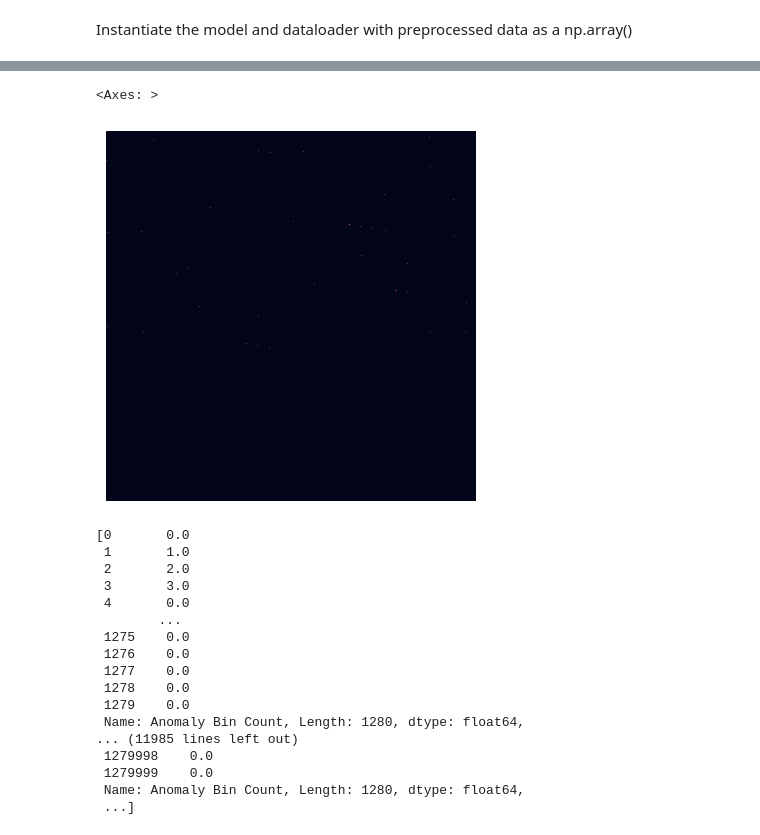
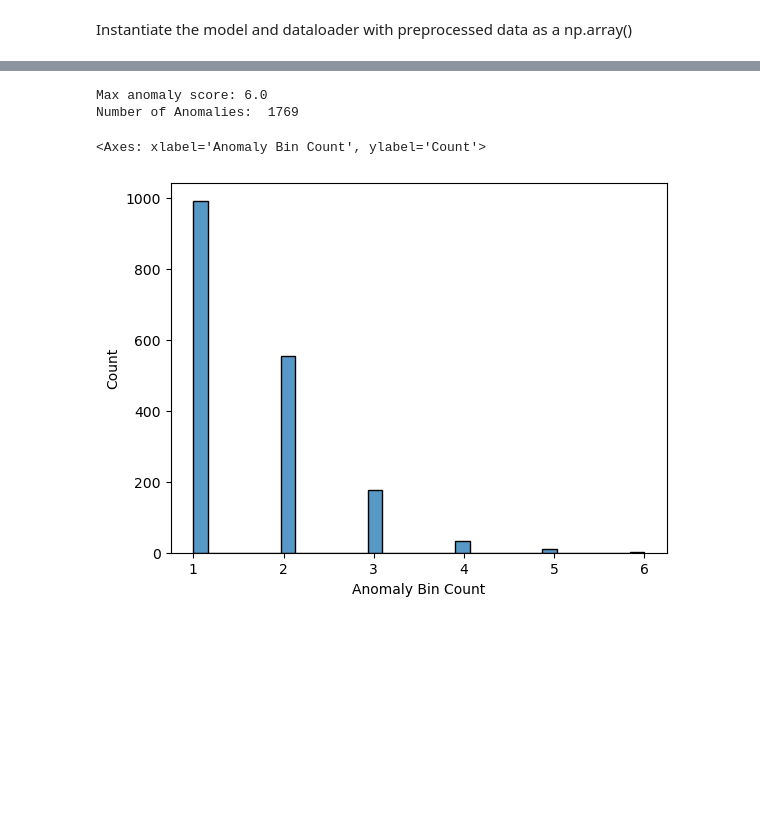
Before and after one commit to DempseyRogers/hsi-partnersite, a Jupyter notebook: HSA_Classes/data/test_image_hsi.ipynb, the cells around one changed output, grey strips where cells are left out. Cells and saved outputs as stored; diff of their text form; code cells hidden in the pictures; blank space fills up the shorter version.

```diff
--- a/HSA_Classes/data/test_image_hsi.ipynb
+++ b/HSA_Classes/data/test_image_hsi.ipynb
@@ -298,27 +227,9 @@ plt.spy(anomaly_score_np)
-# %%
-sns.heatmap(anomaly_score_np, square=True, xticklabels=False, yticklabels=False, cbar=False)
-# %% [output]
-<Axes: >
-[figure, removed]
-# %%
-anomaly_score_np
-# anomaly_score_np
-# # sns.heatmap(anomaly_score_np, square=True, xticklabels=False, yticklabels=False, cbar=False)
-# %% [output]
-[0       0.0
- 1       1.0
- 2       2.0
- 3       3.0
- 4       0.0
-        ...
- 1275    0.0
- 1276    0.0
- 1277    0.0
- 1278    0.0
- 1279    0.0
- Name: Anomaly Bin Count, Length: 1280, dtype: float64,
-... (11985 lines left out)
- 1279998    0.0
- 1279999    0.0
- Name: Anomaly Bin Count, Length: 1280, dtype: float64,
- ...]
+# %%
+print(f"Max anomaly score: {np.array(anomaly_score_np).max()}")
+print(f"Number of Anomalies:  {np.sum(np.greater(np.array(anomaly_score_np), 0))}")
+sns.histplot(preprocessed_df.loc[preprocessed_df['Anomaly Bin Count']>0]['Anomaly Bin Count'])
+# %% [output]
+Max anomaly score: 6.0
+Number of Anomalies:  1769
+<Axes: xlabel='Anomaly Bin Count', ylabel='Count'>
+[figure, added]
```
Also changed, not shown: parts of 10 cells of this notebook, 1 other file.
